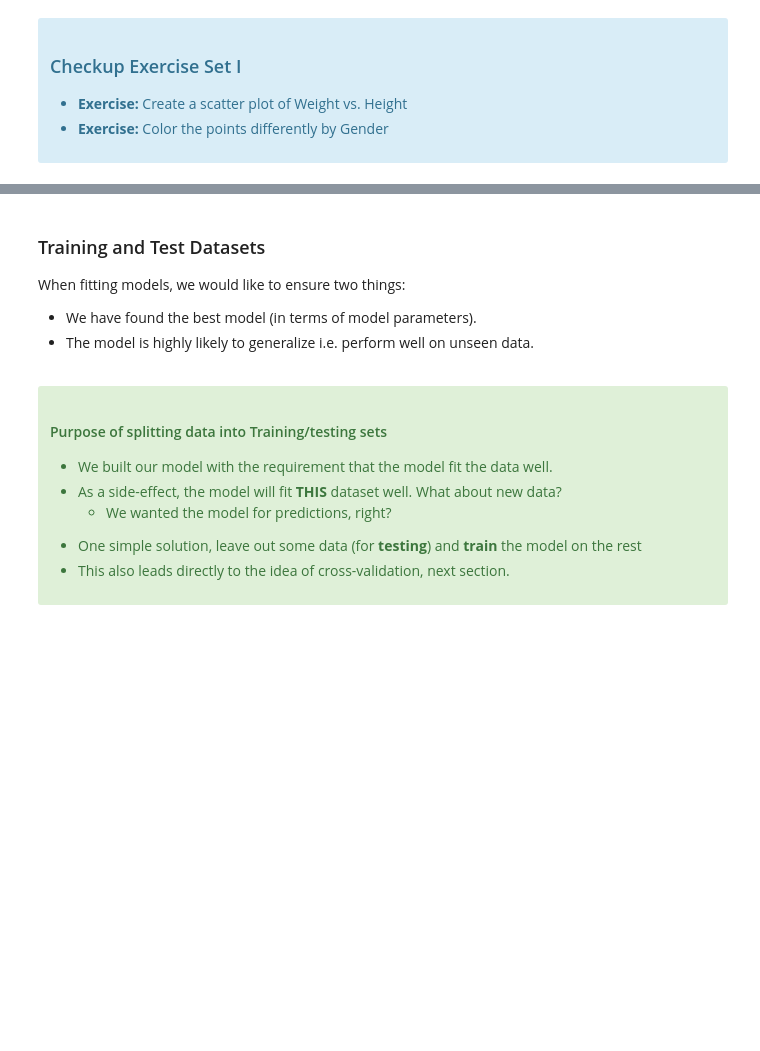
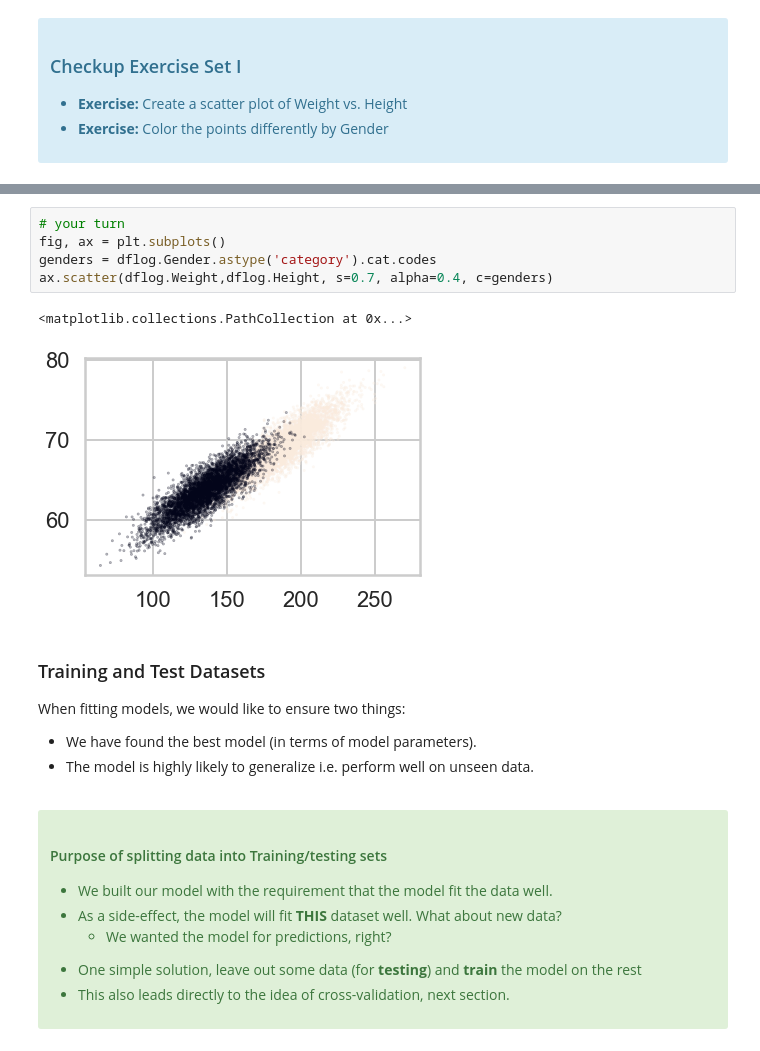
Before and after one commit to DawdlingDaedalus/mec-mini-projects, a Jupyter notebook: mec-12.4.2-logistic-regression-mini-project/Mini_Project_Logistic_Regression.ipynb, the cells around one changed output, grey strips where cells are left out. Drawn from its saved outputs; the diff is of its cells as text; blank space fills up the shorter version.

```diff
--- a/mec-12.4.2-logistic-regression-mini-project/Mini_Project_Logistic_Regression.ipynb
+++ b/mec-12.4.2-logistic-regression-mini-project/Mini_Project_Logistic_Regression.ipynb
@@ -130,3 +123,11 @@ AttributeError: module 'pandas.plotting' has no attribute '_matplotlib'
+# %%
+# your turn
+fig, ax = plt.subplots()
+genders = dflog.Gender.astype('category').cat.codes
+ax.scatter(dflog.Weight,dflog.Height, s=0.7, alpha=0.4, c=genders)
+# %% [output]
+<matplotlib.collections.PathCollection at 0x...>
+[figure, added]
 # %% [markdown]
 ### Training and Test Datasets
 
```
Also changed, not shown: parts of 13 cells of this notebook.
